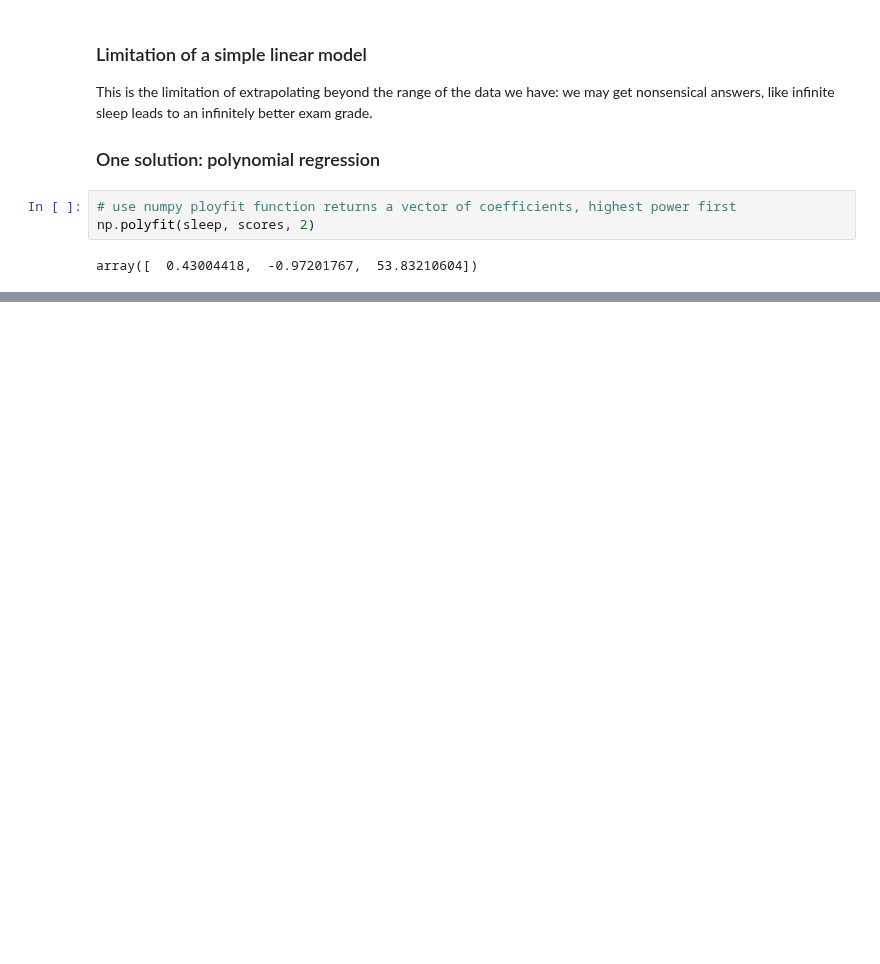
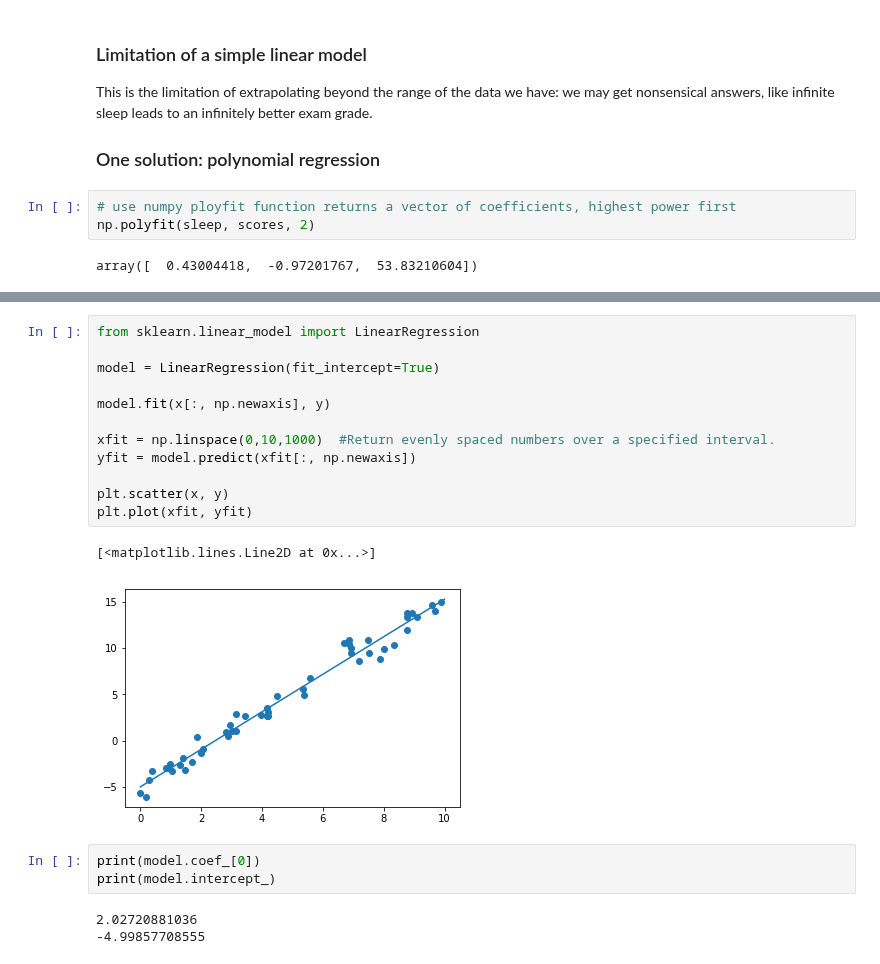
Before and after one commit to jhli973/machine-learning, a Jupyter notebook: notes/LinearRegression.ipynb, the cells around one changed output, grey strips where cells are left out. Drawn from its saved outputs; the diff is of its cells as text; blank space fills up the shorter version.

Commit message:
add linear regression to machine learning

```diff
--- a/notes/LinearRegression.ipynb
+++ b/notes/LinearRegression.ipynb
@@ -163,0 +175,21 @@ plt.show()
+# %%
+from sklearn.linear_model import LinearRegression
+
+model = LinearRegression(fit_intercept=True)
+
+model.fit(x[:, np.newaxis], y)
+
+xfit = np.linspace(0,10,1000)  #Return evenly spaced numbers over a specified interval.
+yfit = model.predict(xfit[:, np.newaxis])
+
+plt.scatter(x, y)
+plt.plot(xfit, yfit)
+# %% [output]
+[<matplotlib.lines.Line2D at 0x...>]
+[figure, added]
+# %%
+print(model.coef_[0])
+print(model.intercept_)
+# %% [output]
+2.02720881036
+-4.99857708555
```
Also changed, not shown: parts of 27 cells of this notebook, 2 other files.
